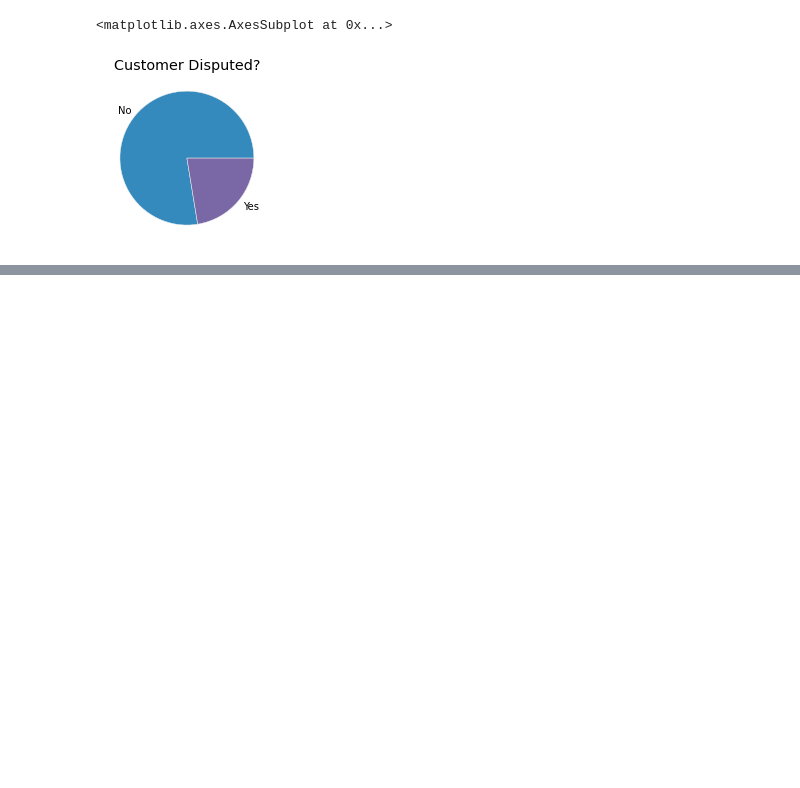
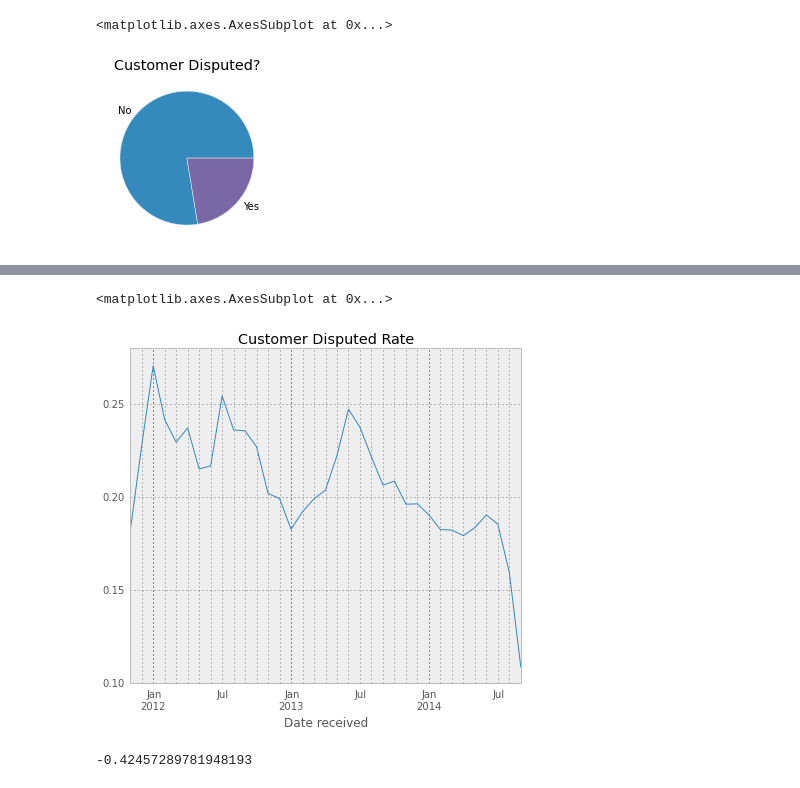
Before and after one commit to saravana76/Assignment2, a Jupyter notebook: BigData-Assignment2.ipynb, the cells around one changed output, grey strips where cells are left out. Saved outputs shown, nothing was run; the diff lists cells and outputs as text; code cells hidden in the pictures; blank space fills up the shorter version.

```diff
--- a/BigData-Assignment2.ipynb
+++ b/BigData-Assignment2.ipynb
@@ -102,0 +99,15 @@ AttributeError: Cannot access callable attribute 'groupby' of 'DataFrameGroupBy'
+# %%
+# Customer Disputed Rate
+figsize(7, 6)
+CustomerDisputed=d['Consumer disputed?']=='Yes'
+CustomerDisputed.astype(float).resample('M',how=np.mean).plot(title="Customer Disputed Rate")
+# %% [output]
+<matplotlib.axes.AxesSubplot at 0x...>
+[figure, added]
+# %%
+#Correlation between TimelyResponseRate and CustomerDisputedRate
+TimelyResponseRate=TimelyResponse.astype(float).resample('M',how=np.mean)
+CustomerDisputedRate=CustomerDisputed.astype(float).resample('M',how=np.mean)
+TimelyResponseRate.corr(CustomerDisputedRate)
+# %% [output]
+-0.42457289781948193
```
Also changed, not shown: parts of 5 cells of this notebook.
